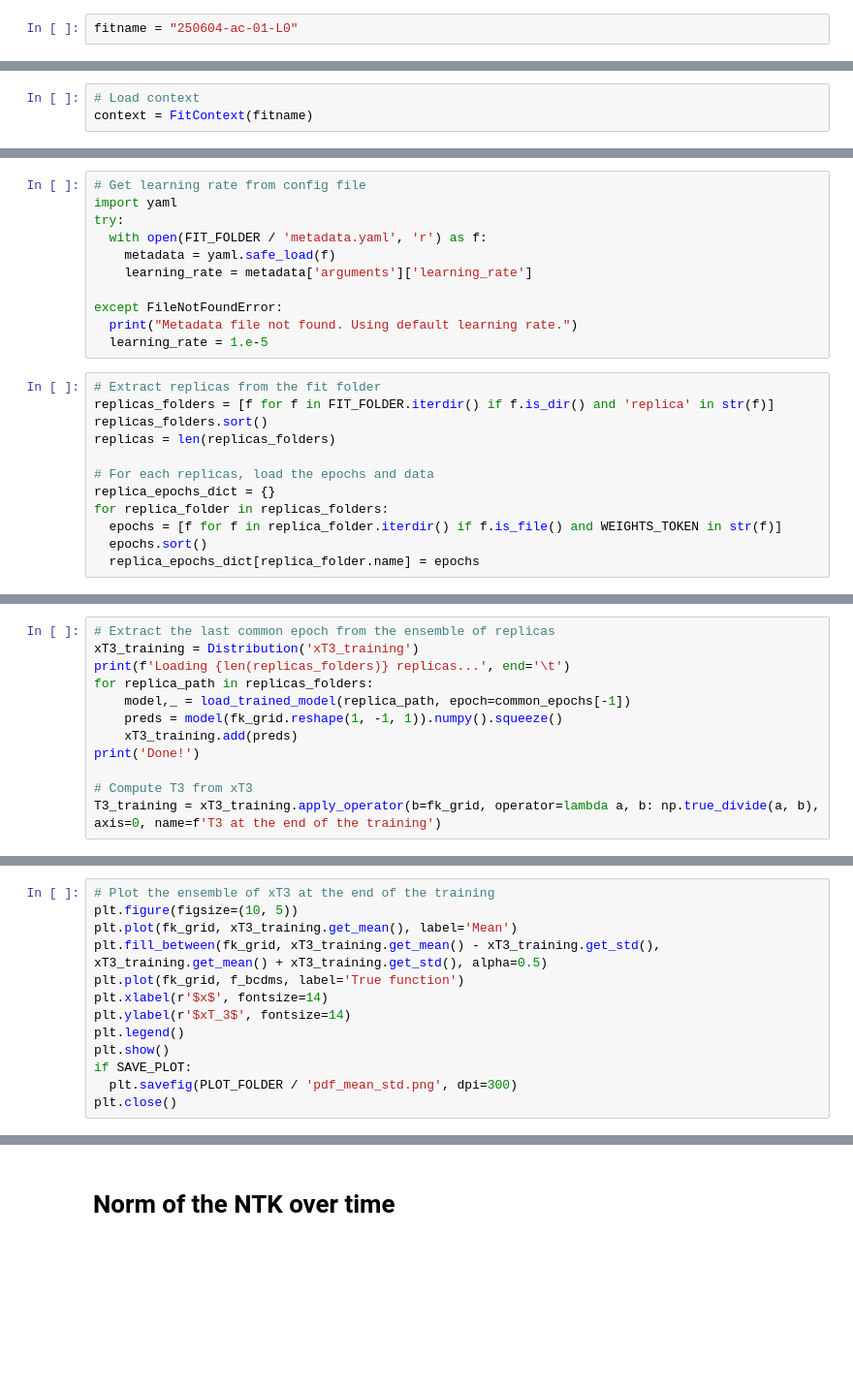
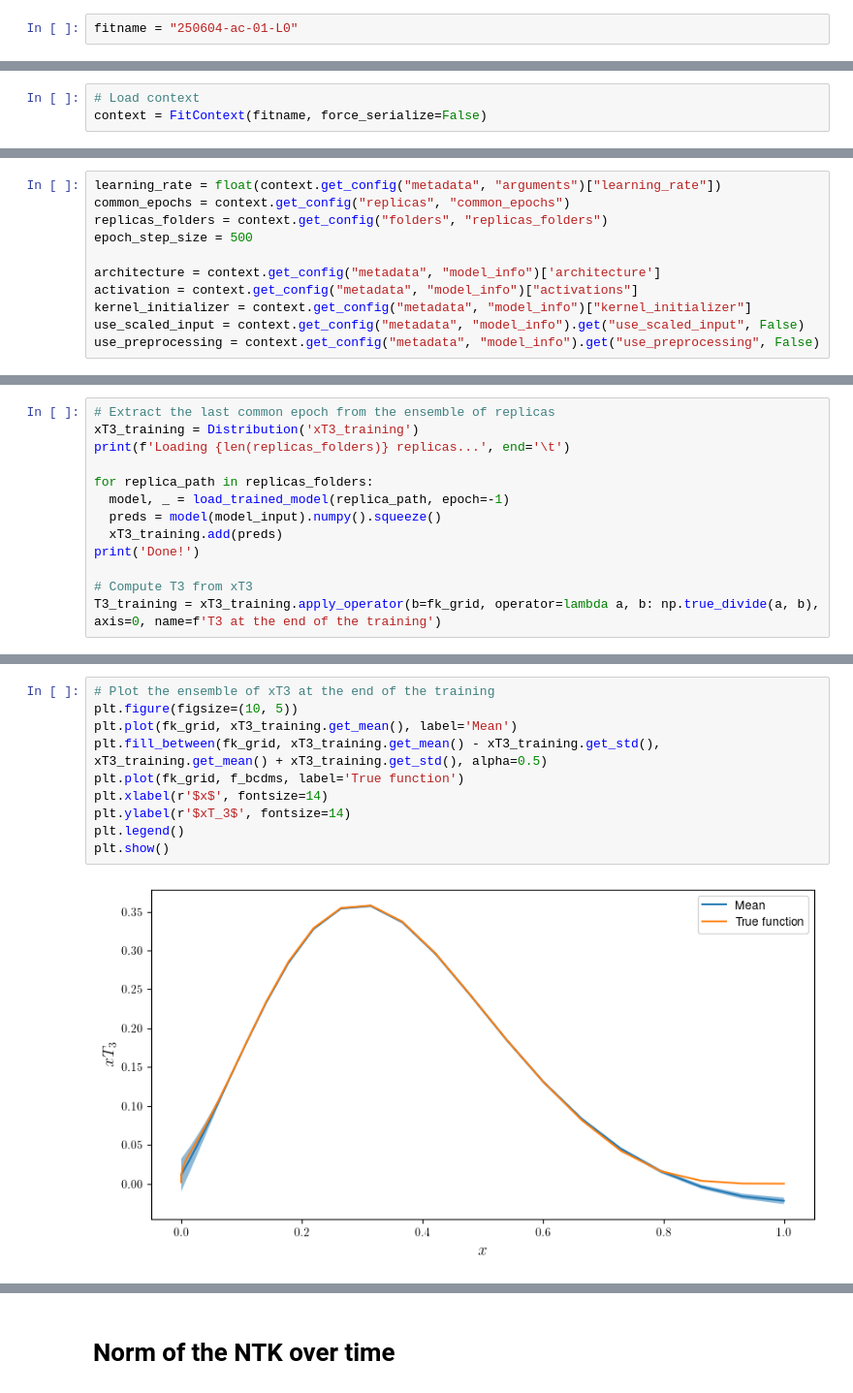
Before and after one commit to achiefa/DeepLearningTheory, a Jupyter notebook: notebooks/amedeo.ipynb, the cells around one changed output, grey strips where cells are left out. Shown at 97% size. Saved outputs shown, nothing was run; the diff lists cells and outputs as text; blank space fills up the shorter version.

Commit message:
Refactoring + plots

```diff
--- a/notebooks/amedeo.ipynb
+++ b/notebooks/amedeo.ipynb
@@ -22,3 +27,3 @@ def select_weight(epoch: int):
 # %%
 # Load context
-context = FitContext(fitname)
+context = FitContext(fitname, force_serialize=False)
@@ -50,25 +46,13 @@ Cinv = np.linalg.inv(Cy)
 # Compute M
 M = FK.T @ Cinv @ FK
 # %%
-# Get learning rate from config file
-import yaml
-try:
-  with open(FIT_FOLDER / 'metadata.yaml', 'r') as f:
-    metadata = yaml.safe_load(f)
-    learning_rate = metadata['arguments']['learning_rate']
+learning_rate = float(context.get_config("metadata", "arguments")["learning_rate"])
+common_epochs = context.get_config("replicas", "common_epochs")
+replicas_folders = context.get_config("folders", "replicas_folders")
+epoch_step_size = 500
 
-except FileNotFoundError:
-  print("Metadata file not found. Using default learning rate.")
-  learning_rate = 1.e-5
+architecture = context.get_config("metadata", "model_info")['architecture']
+activation = context.get_config("metadata", "model_info")["activations"]
+kernel_initializer = context.get_config("metadata", "model_info")["kernel_initializer"]
+use_scaled_input = context.get_config("metadata", "model_info").get("use_scaled_input", False)
+use_preprocessing = context.get_config("metadata", "model_info").get("use_preprocessing", False)
-# %%
-# Extract replicas from the fit folder
-replicas_folders = [f for f in FIT_FOLDER.iterdir() if f.is_dir() and 'replica' in str(f)]
-replicas_folders.sort()
-replicas = len(replicas_folders)
-
-# For each replicas, load the epochs and data
-replica_epochs_dict = {}
-for replica_folder in replicas_folders:
-  epochs = [f for f in replica_folder.iterdir() if f.is_file() and WEIGHTS_TOKEN in str(f)]
-  epochs.sort()
-  replica_epochs_dict[replica_folder.name] = epochs
@@ -95,10 +60,11 @@ Common epochs: [100, 200, 300, 400, 500, 600, 700, 800, 900, 1000, 1100, 1200, 1
 # Extract the last common epoch from the ensemble of replicas
 xT3_training = Distribution('xT3_training')
 print(f'Loading {len(replicas_folders)} replicas...', end='\t')
+
 for replica_path in replicas_folders:
-    model,_ = load_trained_model(replica_path, epoch=common_epochs[-1])
-    preds = model(fk_grid.reshape(1, -1, 1)).numpy().squeeze()
-    xT3_training.add(preds)
+  model, _ = load_trained_model(replica_path, epoch=-1)
+  preds = model(model_input).numpy().squeeze()
+  xT3_training.add(preds)
 print('Done!')
 
 # Compute T3 from xT3
@@ -115,13 +81,12 @@ for rep in range(replicas):
 # %%
 # Plot the ensemble of xT3 at the end of the training
 plt.figure(figsize=(10, 5))
 plt.plot(fk_grid, xT3_training.get_mean(), label='Mean')
 plt.fill_between(fk_grid, xT3_training.get_mean() - xT3_training.get_std(), xT3_training.get_mean() + xT3_training.get_std(), alpha=0.5)
 plt.plot(fk_grid, f_bcdms, label='True function')
 plt.xlabel(r'$x$', fontsize=14)
 plt.ylabel(r'$xT_3$', fontsize=14)
 plt.legend()
 plt.show()
-if SAVE_PLOT:
-  plt.savefig(PLOT_FOLDER / 'pdf_mean_std.png', dpi=300)
-plt.close()
+# %% [output]
+[figure, added]
```
Also changed, not shown: parts of 39 cells of this notebook, 54 other files.
